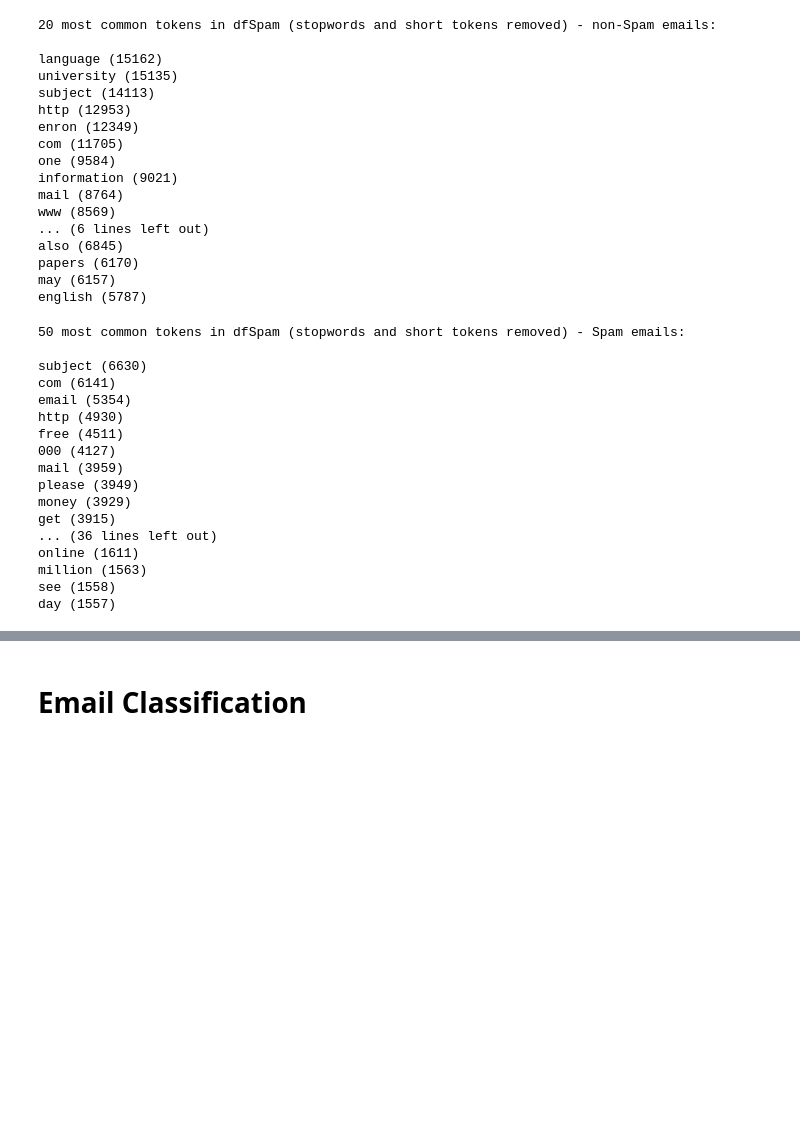
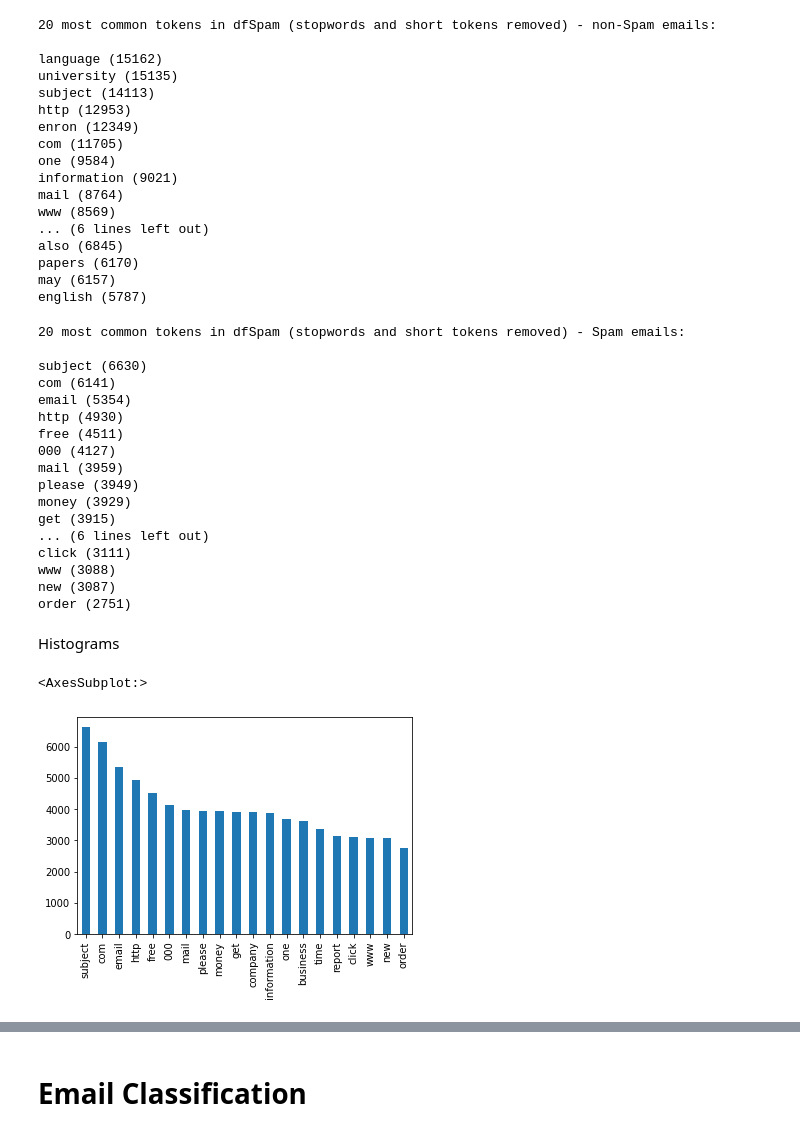
Before and after one commit to Twigonometry/Phishing-ML, a Jupyter notebook: classif.ipynb, the cells around one changed output, grey strips where cells are left out. Saved outputs shown, nothing was run; the diff lists cells and outputs as text; code cells hidden in the pictures; blank space fills up the shorter version.

Commit message:
Basic bar plot

```diff
--- a/classif.ipynb
+++ b/classif.ipynb
@@ -531,9 +470,9 @@ papers (6170)
 may (6157)
 english (5787)
 # %%
-print_most_common_n(d3.pos_word_counter, 50, "dfSpam (stopwords and short tokens removed) - Spam emails")
+print_most_common_n(d3.pos_word_counter, 20, "dfSpam (stopwords and short tokens removed) - Spam emails")
 # %% [output]
-50 most common tokens in dfSpam (stopwords and short tokens removed) - Spam emails:
+20 most common tokens in dfSpam (stopwords and short tokens removed) - Spam emails:
 
 subject (6630)
 com (6141)
@@ -545,8 +484,15 @@ mail (3959)
 please (3949)
 money (3929)
 get (3915)
-... (36 lines left out)
-online (1611)
-million (1563)
-see (1558)
-day (1557)
+... (6 lines left out)
+click (3111)
+www (3088)
+new (3087)
+order (2751)
+# %% [markdown]
+Histograms
+# %%
+d3.pos_word_counter.head(20).plot.bar()
+# %% [output]
+<AxesSubplot:>
+[figure, added]
```
Also changed, not shown: parts of 7 cells of this notebook.
